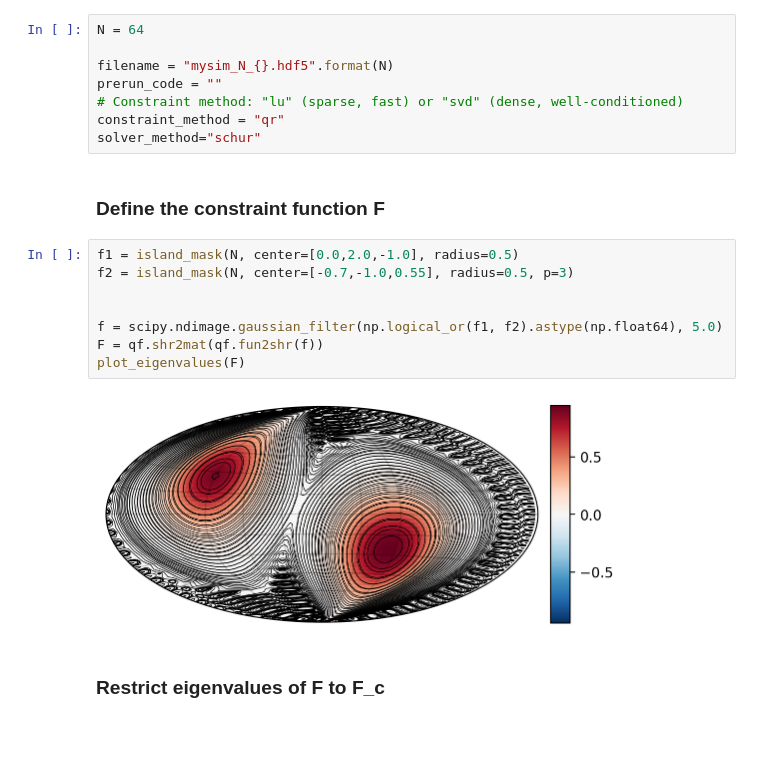
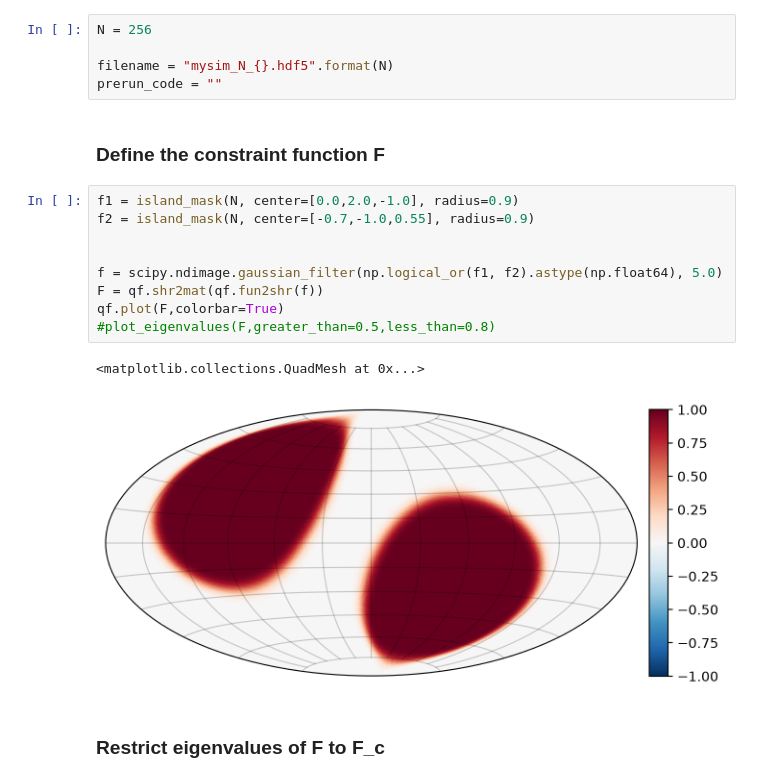
Before and after one commit to andrmykl/quflow, a Jupyter notebook: notebooks/constraint-cluster-simulation/constraint-cluster-simulation.ipynb, the cells around one changed output. Cells and saved outputs as stored; diff of their text form; blank space fills up the shorter version.

```diff
--- a/notebooks/constraint-cluster-simulation/constraint-cluster-simulation.ipynb
+++ b/notebooks/constraint-cluster-simulation/constraint-cluster-simulation.ipynb
@@ -21,25 +73,24 @@ from quflow.constraints import *
 # %% [markdown]
 ### Parameters
 # %%
-N = 64
+N = 256
 
 filename = "mysim_N_{}.hdf5".format(N)
 prerun_code = ""
-# Constraint method: "lu" (sparse, fast) or "svd" (dense, well-conditioned)
-constraint_method = "qr"
-solver_method="schur"
 # %% [markdown]
 ### Define the constraint function F
 # %%
-f1 = island_mask(N, center=[0.0,2.0,-1.0], radius=0.5)
-f2 = island_mask(N, center=[-0.7,-1.0,0.55], radius=0.5, p=3)
+f1 = island_mask(N, center=[0.0,2.0,-1.0], radius=0.9)
+f2 = island_mask(N, center=[-0.7,-1.0,0.55], radius=0.9)
 
 
 f = scipy.ndimage.gaussian_filter(np.logical_or(f1, f2).astype(np.float64), 5.0)
 F = qf.shr2mat(qf.fun2shr(f))
-plot_eigenvalues(F)
+qf.plot(F,colorbar=True)
+#plot_eigenvalues(F,greater_than=0.5,less_than=0.8)
 # %% [output]
+<matplotlib.collections.QuadMesh at 0x...>
-[figure, old version]
+[figure, new version]
 # %% [markdown]
 ### Restrict eigenvalues of F to F_c
 # %%
```
Also changed, not shown: parts of 20 cells of this notebook.
